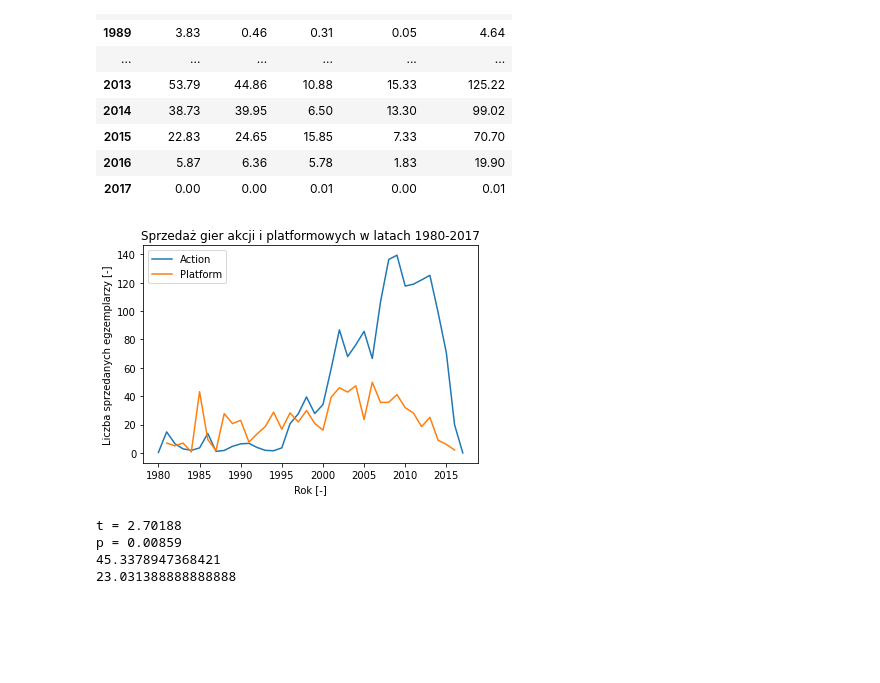
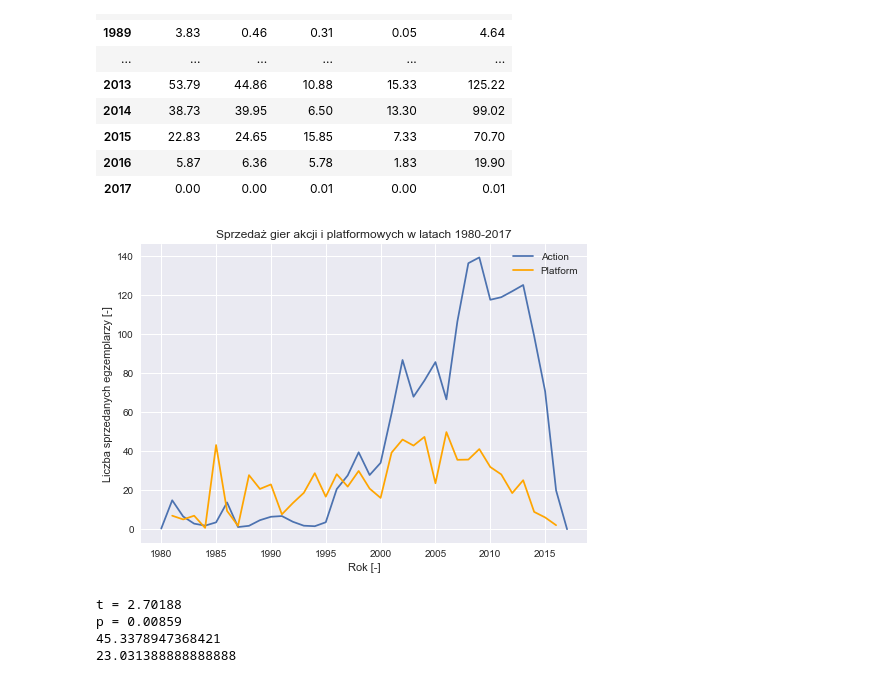
Before and after one commit to lukabr265/awd, a Jupyter notebook: projekt_awd-Copy2.ipynb, the cells around one changed output. Cells and saved outputs as stored; diff of their text form; code cells hidden in the pictures; blank space fills up the shorter version.

```diff
--- a/projekt_awd-Copy2.ipynb
+++ b/projekt_awd-Copy2.ipynb
@@ -4,6 +4,9 @@ import numpy as np
 import pandas as pd
 import matplotlib.pyplot as plt
 import scipy.stats as st
+import seaborn as sns
+
+plt.style.use('seaborn')
 # %%
 dane = pd.read_csv("vgsales.csv")
 dane
@@ -248,20 +258,20 @@ lata_act
 # %%
 act_dict=dict(lata_act.loc[:,'Global_Sales'])
 plat_dict = dict(lata_plat.loc[:,'Global_Sales'])
 plt.plot(act_dict.keys(),act_dict.values(),label='Action')
-plt.plot(plat_dict.keys(),plat_dict.values(),label='Platform')
+plt.plot(plat_dict.keys(),plat_dict.values(),label='Platform',color='orange')
 #kiedy Year jest objektem:
 # plt.xticks([0,len(act_dict.keys())//2,len(act_dict.keys())-1])
 #kiedy Year jest intem
 #plt.xticks(rotation=80)
 plt.title('Sprzedaż gier akcji i platformowych w latach 1980-2017')
 plt.xlabel('Rok [-]')
 plt.ylabel('Liczba sprzedanych egzemplarzy [-]')
 #plt.xlim([1979,2016])
 plt.legend()
 plt.show()
 # %% [output]
-[figure, old version]
+[figure, new version]
 # %%
 t,p = st.ttest_ind(lata_act['Global_Sales'],lata_plat['Global_Sales'])
 print('t =',round(t,5),'\np =',round(p,5))
```
Also changed, not shown: parts of 23 cells of this notebook.
